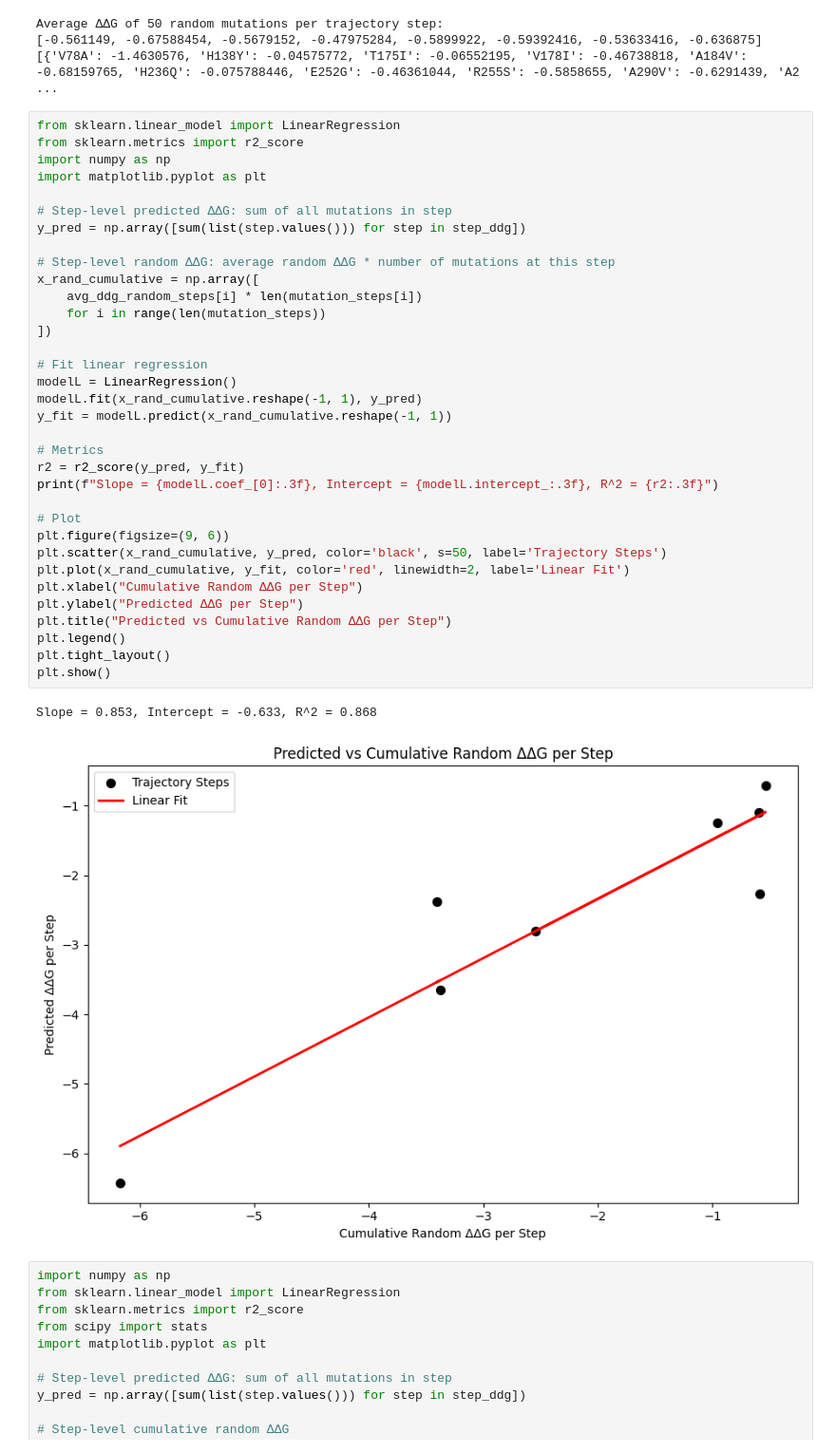
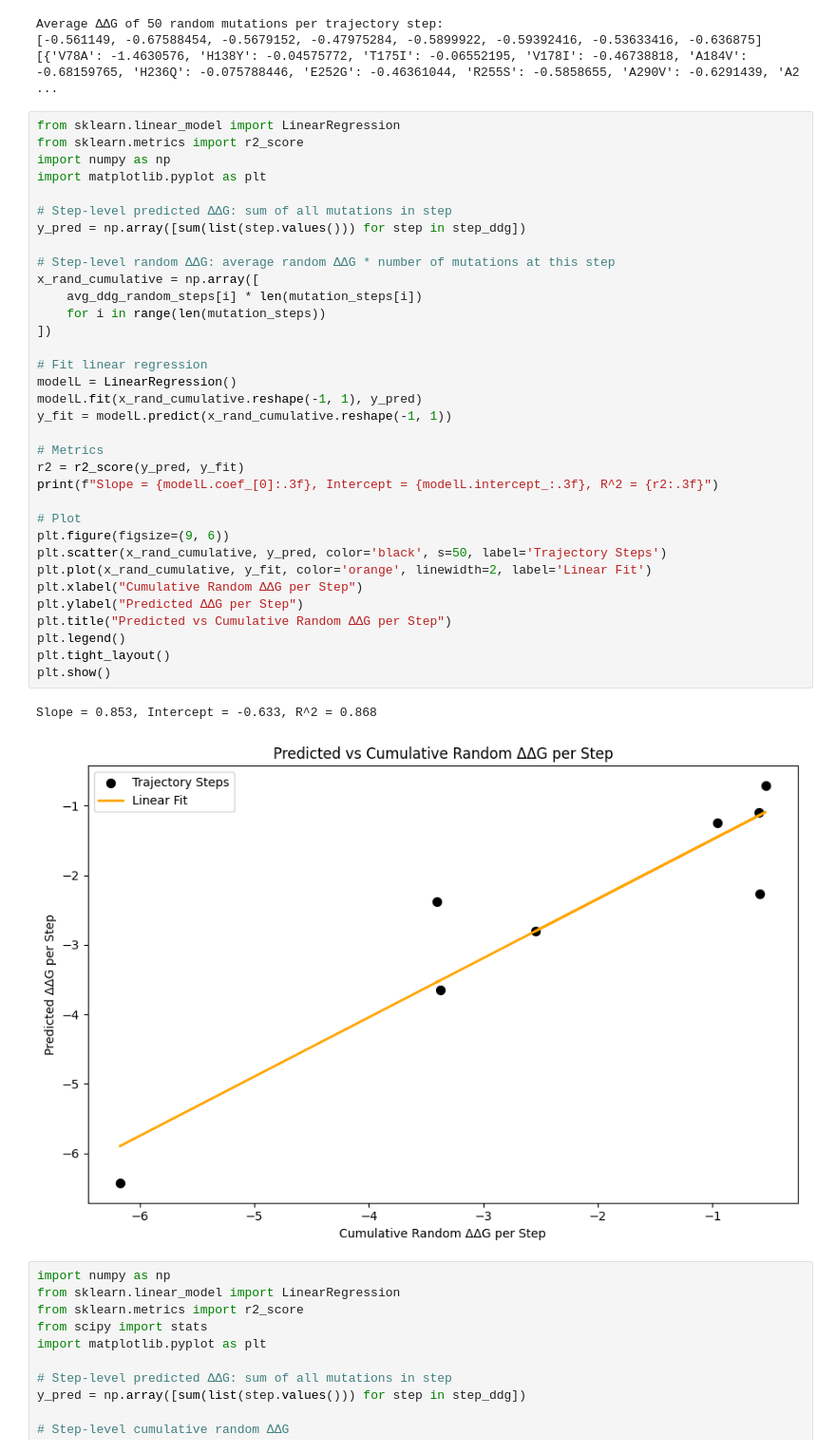
Before and after one commit to tpayer-eng/tn, a Jupyter notebook: project-tn/ProjectBio.ipynb, the cells around one changed output. Shown at 95% size. Saved outputs shown, nothing was run; the diff lists cells and outputs as text.

```diff
--- a/project-tn/ProjectBio.ipynb
+++ b/project-tn/ProjectBio.ipynb
@@ -1265,35 +1265,35 @@ import matplotlib.pyplot as plt
 
 # Step-level predicted ΔΔG: sum of all mutations in step
 y_pred = np.array([sum(list(step.values())) for step in step_ddg])
 
 # Step-level random ΔΔG: average random ΔΔG * number of mutations at this step
 x_rand_cumulative = np.array([
     avg_ddg_random_steps[i] * len(mutation_steps[i])
     for i in range(len(mutation_steps))
 ])
 
 # Fit linear regression
 modelL = LinearRegression()
 modelL.fit(x_rand_cumulative.reshape(-1, 1), y_pred)
 y_fit = modelL.predict(x_rand_cumulative.reshape(-1, 1))
 
 # Metrics
 r2 = r2_score(y_pred, y_fit)
 print(f"Slope = {modelL.coef_[0]:.3f}, Intercept = {modelL.intercept_:.3f}, R^2 = {r2:.3f}")
 
 # Plot
 plt.figure(figsize=(9, 6))
 plt.scatter(x_rand_cumulative, y_pred, color='black', s=50, label='Trajectory Steps')
-plt.plot(x_rand_cumulative, y_fit, color='red', linewidth=2, label='Linear Fit')
+plt.plot(x_rand_cumulative, y_fit, color='orange', linewidth=2, label='Linear Fit')
 plt.xlabel("Cumulative Random ΔΔG per Step")
 plt.ylabel("Predicted ΔΔG per Step")
 plt.title("Predicted vs Cumulative Random ΔΔG per Step")
 plt.legend()
 plt.tight_layout()
 plt.show()
 # %% [output]
 Slope = 0.853, Intercept = -0.633, R^2 = 0.868
-[figure, old version]
+[figure, new version]
 # %%
 import numpy as np
 from sklearn.linear_model import LinearRegression
```
Also changed, not shown: 2 other files.
